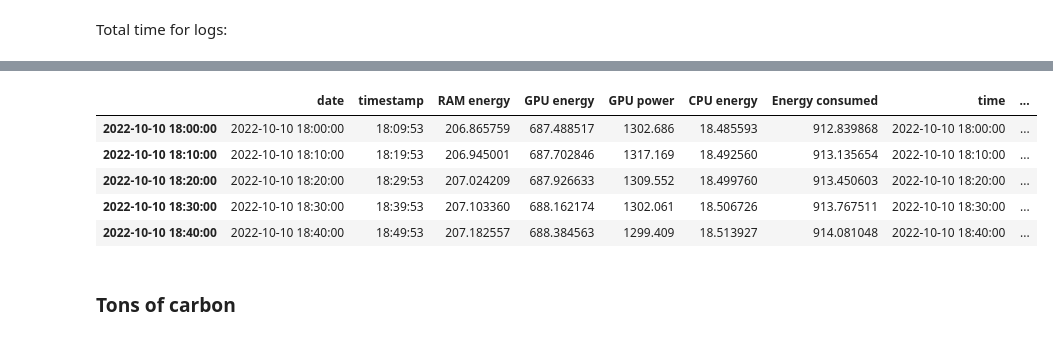
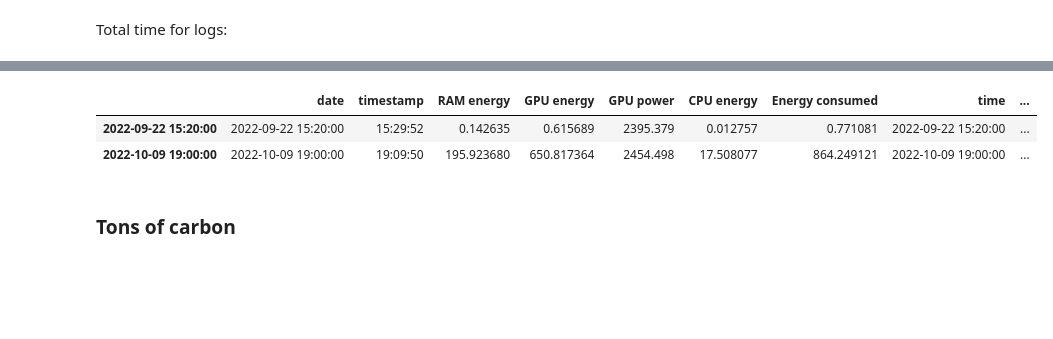
Before and after one commit to bigscience-workshop/carbon-footprint, a Jupyter notebook: bloom_api_carbon.ipynb, the cells around one changed output, grey strips where cells are left out. Cells and saved outputs as stored; diff of their text form; code cells hidden in the pictures; blank space fills up the shorter version.

```diff
--- a/bloom_api_carbon.ipynb
+++ b/bloom_api_carbon.ipynb
@@ -341,12 +341,9 @@ Timedelta('18 days 02:20:00')
-# %%
-alllogdf.tail()
-# %% [output]
-|  | date | timestamp | RAM energy | GPU energy | GPU power | CPU energy | Energy consumed | time | ... |
-| 2022-10-10 18:00:00 | 2022-10-10 18:00:00 | 18:09:53 | 206.865759 | 687.488517 | 1302.686 | 18.485593 | 912.839868 | 2022-10-10 18:00:00 | ... |
-| 2022-10-10 18:10:00 | 2022-10-10 18:10:00 | 18:19:53 | 206.945001 | 687.702846 | 1317.169 | 18.492560 | 913.135654 | 2022-10-10 18:10:00 | ... |
-| 2022-10-10 18:20:00 | 2022-10-10 18:20:00 | 18:29:53 | 207.024209 | 687.926633 | 1309.552 | 18.499760 | 913.450603 | 2022-10-10 18:20:00 | ... |
-| 2022-10-10 18:30:00 | 2022-10-10 18:30:00 | 18:39:53 | 207.103360 | 688.162174 | 1302.061 | 18.506726 | 913.767511 | 2022-10-10 18:30:00 | ... |
-| 2022-10-10 18:40:00 | 2022-10-10 18:40:00 | 18:49:53 | 207.182557 | 688.384563 | 1299.409 | 18.513927 | 914.081048 | 2022-10-10 18:40:00 | ... |
+# %%
+alllogdf_diff.tail()
+# %% [output]
+|  | date | timestamp | RAM energy | GPU energy | GPU power | CPU energy | Energy consumed | time | ... |
+| 2022-09-22 15:20:00 | 2022-09-22 15:20:00 | 15:29:52 | 0.142635 | 0.615689 | 2395.379 | 0.012757 | 0.771081 | 2022-09-22 15:20:00 | ... |
+| 2022-10-09 19:00:00 | 2022-10-09 19:00:00 | 19:09:50 | 195.923680 | 650.817364 | 2454.498 | 17.508077 | 864.249121 | 2022-10-09 19:00:00 | ... |
 # %%
 alllogdf['requests'] = pd.to_numeric(alllogdf['requests'])
 # %% [markdown]
```
Also changed, not shown: parts of 31 cells of this notebook, 1 other file.
